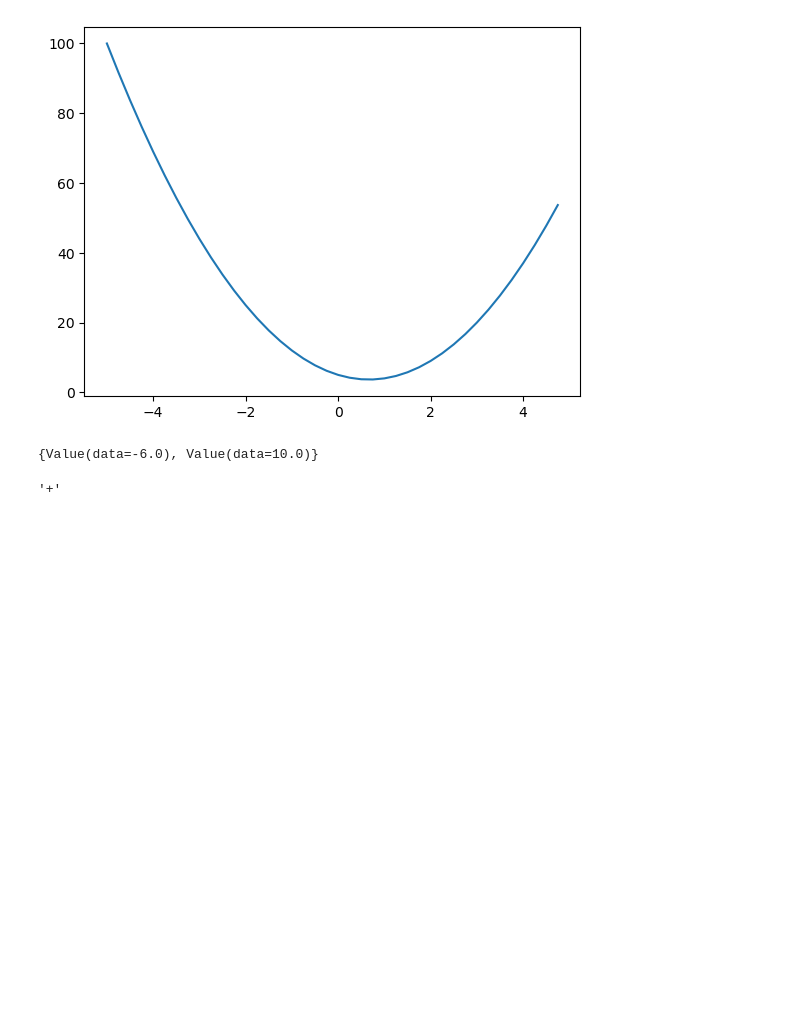
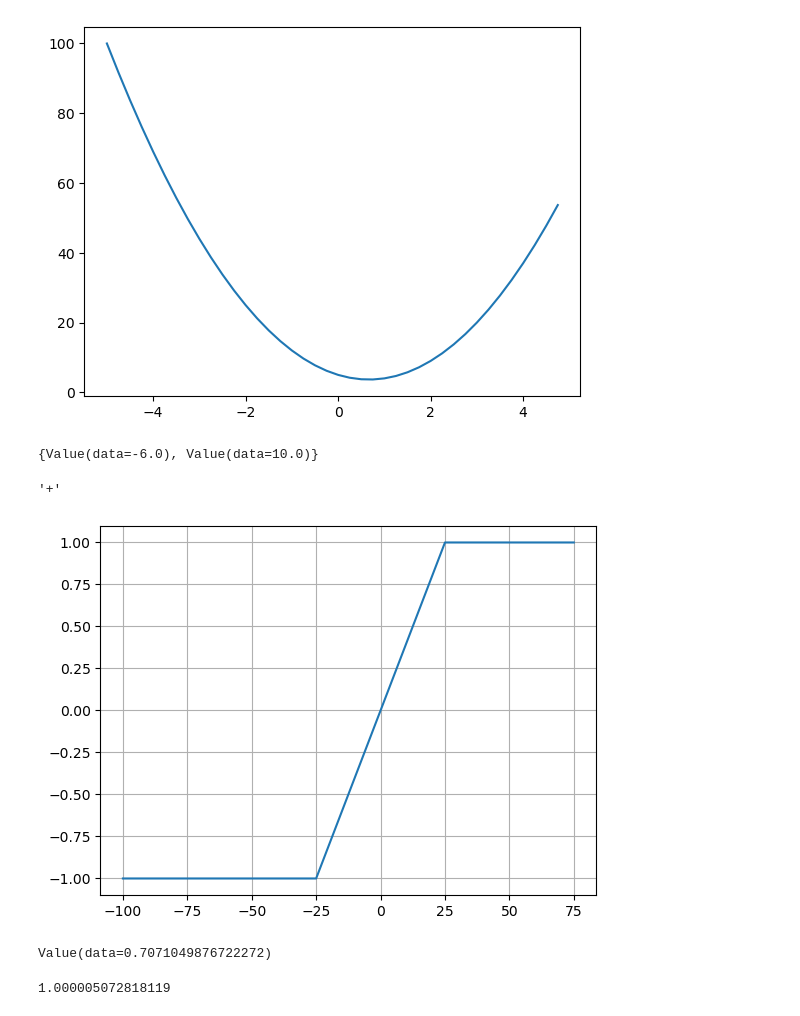
Before and after one commit to dddom1kkk/ml-commence, a Jupyter notebook: karpathy/01-micrograd/01_micrograd.ipynb, the cells around one changed output. Drawn from its saved outputs; the diff is of its cells as text; code cells hidden in the pictures; blank space fills up the shorter version.

```diff
--- a/karpathy/01-micrograd/01_micrograd.ipynb
+++ b/karpathy/01-micrograd/01_micrograd.ipynb
@@ -49,3 +59,44 @@ d._prev
 d._op
 # %% [output]
 '+'
+# %%
+plt.plot(np.arange(-100, 100, 25), np.tanh(np.arange(-100, 100, 25))); plt.grid();
+# %% [output]
+[figure, added]
+# %%
+#inputs
+x1 = Value(2.0, label='x1')
+x2 = Value(0.0, label='x2')
+
+#weights
+w1 = Value(-3.0, label='w1')
+w2 = Value(1.0, label='w2')
+
+#bias
+b = Value(6.88137, label='b')
+
+x1w1 = x1*w1; x1w1.label = 'x1w1'
+x2w2 = x2*w2; x2w2.label = 'x2w2'
+x1w1x2w2 = x1w1 + x2w2; x1w1x2w2.label = 'x1w1x2w2'
+
+n = x1w1x2w2 + b; n.label = 'n'
+
+o = n.tanh(); o.label = 'o'
+o
+# %% [output]
+Value(data=0.7071049876722272)
+# %%
+o.grad = 1.0 #do/do
+n.grad = 1 - o.data**2 #do/dn
+b.grad = n.grad * 1.0 #do/db = do/dn * dn/db
+x1w1x2w2.grad = n.grad #do/dh = do/dn * dn/dh
+x1w1.grad = x1w1x2w2.grad * 1.0 #do/d1 = do/dh * dh/d1
+x2w2.grad = x1w1x2w2.grad * 1.0 #do/d2 = do/dh * dh/d2
+x1.grad = x1w1.grad * w1.data #do/dx1 = do/d1 * d1/dx1
+w1.grad = x1w1.grad * x1.data #do/dw1 = do/d1 * d1/dw1
+x2.grad = x2w2.grad * w2.data #do/dx2 = do/d2 * d2/dx2
+w2.grad = x2w2.grad * x2.data #do/dw1 = do/d2 * d2/dw2
+
+w1.grad
+# %% [output]
+1.000005072818119
```
Also changed, not shown: parts of 1 cell of this notebook.
